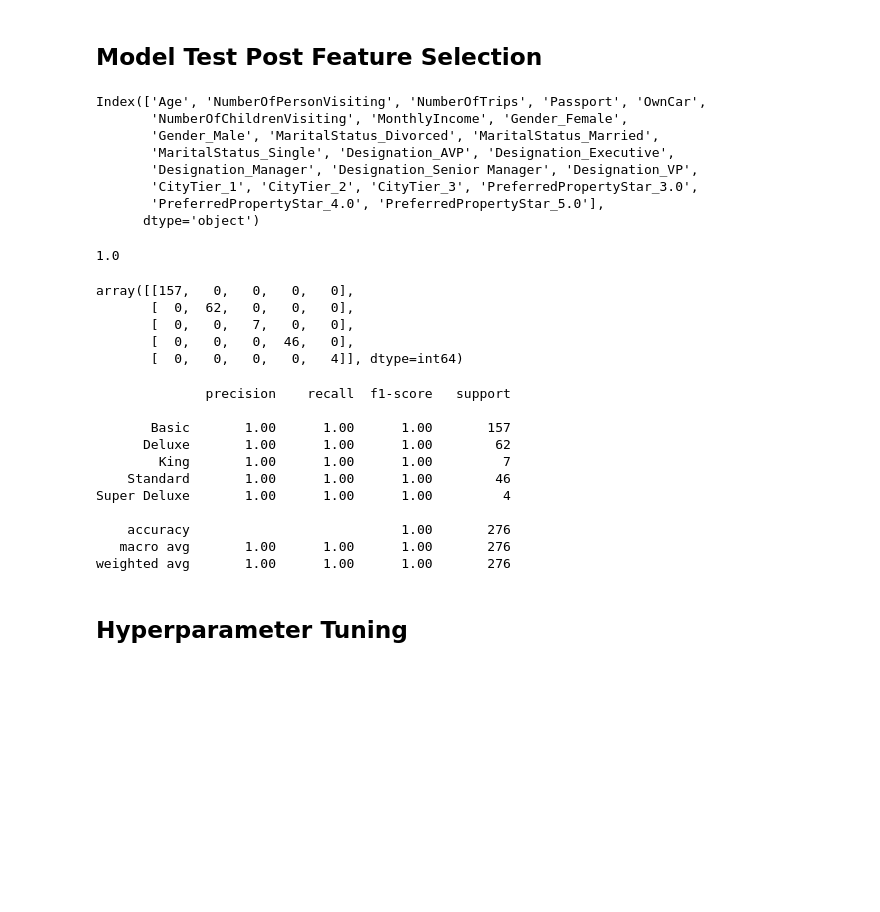
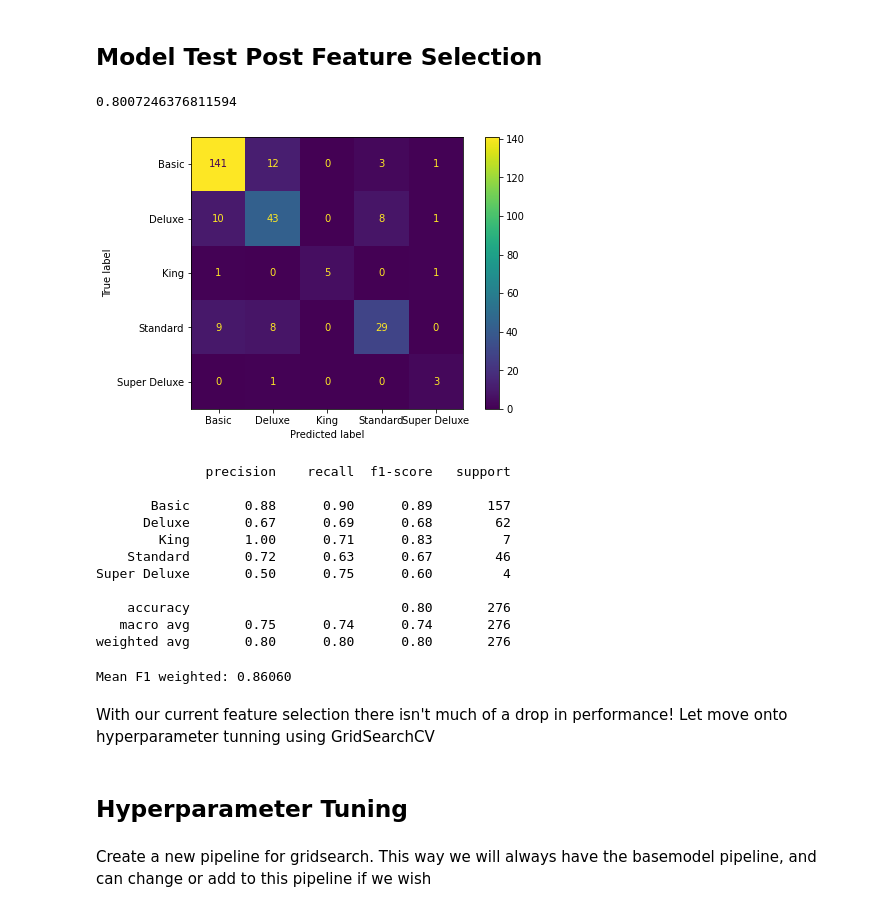
Before and after one commit to chabazite/Tourism_recommendations, a Jupyter notebook: notebooks/3.0_ASI_Modeling.ipynb, the cells around one changed output. Drawn from its saved outputs; the diff is of its cells as text; code cells hidden in the pictures; blank space fills up the shorter version.

```diff
--- a/notebooks/3.0_ASI_Modeling.ipynb
+++ b/notebooks/3.0_ASI_Modeling.ipynb
@@ -296,7 +302,7 @@ corr.style.background_gradient(cmap='coolwarm')
 - Gender_Male will be removed as it has high collinearity with Gender_Female. According to this survey, gender is binary so Gender_Male is just a redundent feature.
 - NumberOfChildrenVisiting will be removed as it has high collinearity with NumberOfPersonVisiting. Most likely, Children is included in PersonVisiting so it would be double counting.
 # %%
-X_sig = X_df[['Age', 'NumberOfPersonVisiting', 'NumberOfTrips', 'Passport', 'OwnCar','MonthlyIncome', 'Gender_Female','MaritalStatus_Divorced', 'MaritalStatus_Single']]
+X_sig = X_df[['Age', 'NumberOfPersonVisiting', 'NumberOfTrips', 'Passport', 'OwnCar', 'Gender_Female','MonthlyIncome','MaritalStatus_Divorced', 'MaritalStatus_Single']].values
 # %% [markdown]
 ### Collinearity after feature selection
 # %%
@@ -330,13 +322,2 @@ MissingDataError: exog contains inf or nans
 # %% [markdown]
 ## Model Test Post Feature Selection
-# %%
-X_df.columns
-# %% [output]
-Index(['Age', 'NumberOfPersonVisiting', 'NumberOfTrips', 'Passport', 'OwnCar',
-       'NumberOfChildrenVisiting', 'MonthlyIncome', 'Gender_Female',
-       'Gender_Male', 'MaritalStatus_Divorced', 'MaritalStatus_Married',
-       'MaritalStatus_Single', 'Designation_AVP', 'Designation_Executive',
-       'Designation_Manager', 'Designation_Senior Manager', 'Designation_VP',
-       'CityTier_1', 'CityTier_2', 'CityTier_3', 'PreferredPropertyStar_3.0',
-       'PreferredPropertyStar_4.0', 'PreferredPropertyStar_5.0'],
-      dtype='object')
@@ -346,34 +324,43 @@ X_sel = X_df[['MonthlyIncome','Age', 'Designation_AVP', 'Designation_Executive',
 # %%
 # Training/Testing Split
 
-X_train, X_test, y_train, y_test = train_test_split(X_sel, y, test_size=0.3, random_state=42)
+X_train, X_test, y_train, y_test = train_test_split(X_sig, y, test_size=0.3, random_state=42)
 # %%
 pipeline.fit(X_train,y_train)
 y_pred = pipeline.predict(X_test)
 pipeline.score(X_test,y_test)
 # %% [output]
-1.0
+0.8007246376811594
 # %%
-confusion_matrix(y_test,y_pred)
+confusionMatrix(y_test,y_pred)
 # %% [output]
-array([[157,   0,   0,   0,   0],
-       [  0,  62,   0,   0,   0],
-       [  0,   0,   7,   0,   0],
-       [  0,   0,   0,  46,   0],
-       [  0,   0,   0,   0,   4]], dtype=int64)
+[figure, added]
 # %%
 print(classification_report(y_test, y_pred, target_names=["Basic", "Deluxe", "King", "Standard", "Super Deluxe"]))
 # %% [output]
               precision    recall  f1-score   support
 
-       Basic       1.00      1.00      1.00       157
-      Deluxe       1.00      1.00      1.00        62
-        King       1.00      1.00      1.00         7
-    Standard       1.00      1.00      1.00        46
-Super Deluxe       1.00      1.00      1.00         4
+       Basic       0.88      0.90      0.89       157
+      Deluxe       0.67      0.69      0.68        62
+        King       1.00      0.71      0.83         7
+    Standard       0.72      0.63      0.67        46
+Super Deluxe       0.50      0.75      0.60         4
 
-    accuracy                           1.00       276
-   macro avg       1.00      1.00      1.00       276
-weighted avg       1.00      1.00      1.00       276
+    accuracy                           0.80       276
+   macro avg       0.75      0.74      0.74       276
+weighted avg       0.80      0.80      0.80       276
+# %%
+# define evaluation procedure
+cv = RepeatedStratifiedKFold(n_splits=10, n_repeats=3, random_state=1)
+# evaluate model
+scores = cross_val_score(pipeline, X, y, scoring='f1_weighted', cv=cv, n_jobs=-1,error_score="raise")
+# summarize performance
+print('Mean F1 weighted: %.5f' % mean(scores))
+# %% [output]
+Mean F1 weighted: 0.86060
+# %% [markdown]
+With our current feature selection there isn't much of a drop in performance! Let move onto hyperparameter tunning using GridSearchCV
 # %% [markdown]
 ## Hyperparameter Tuning
+# %% [markdown]
+Create a new pipeline for gridsearch. This way we will always have the basemodel pipeline, and can change or add to this pipeline if we wish
```
Also changed, not shown: parts of 20 cells of this notebook, 2 other files.
